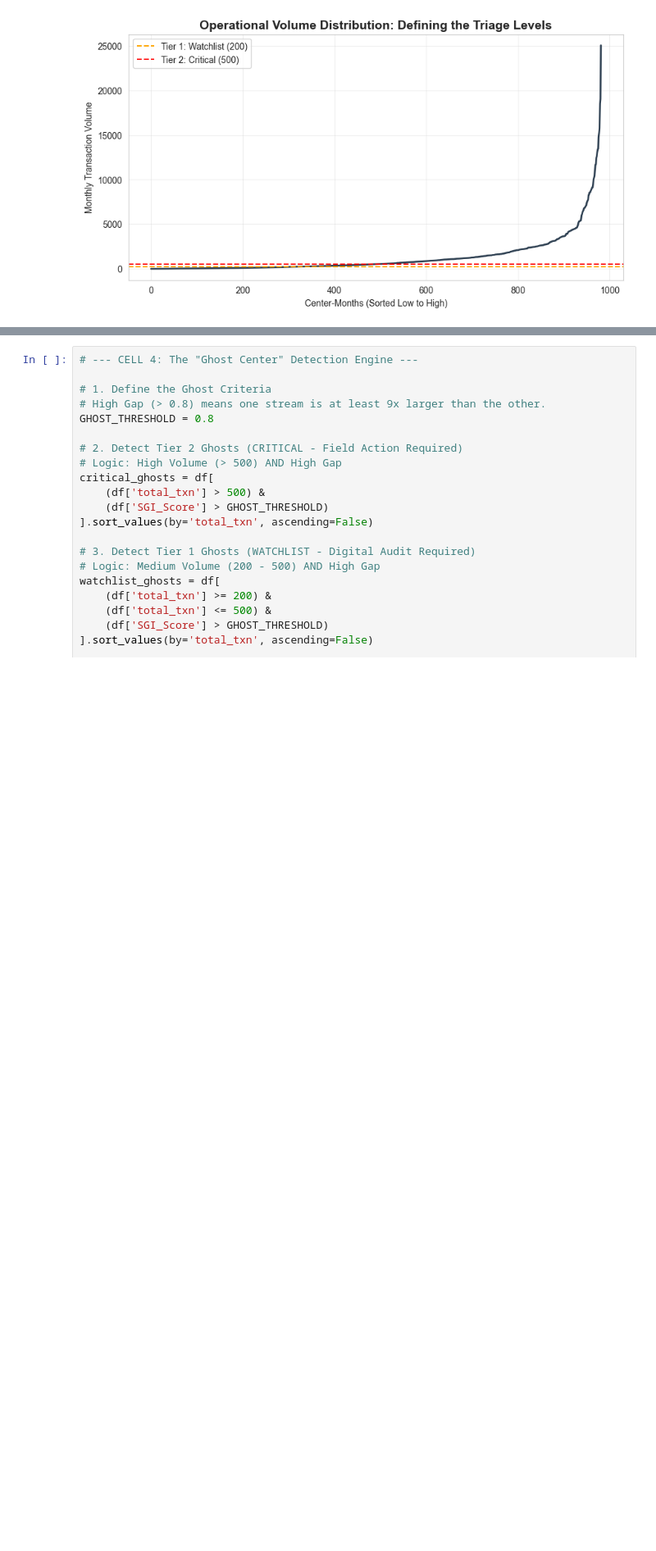
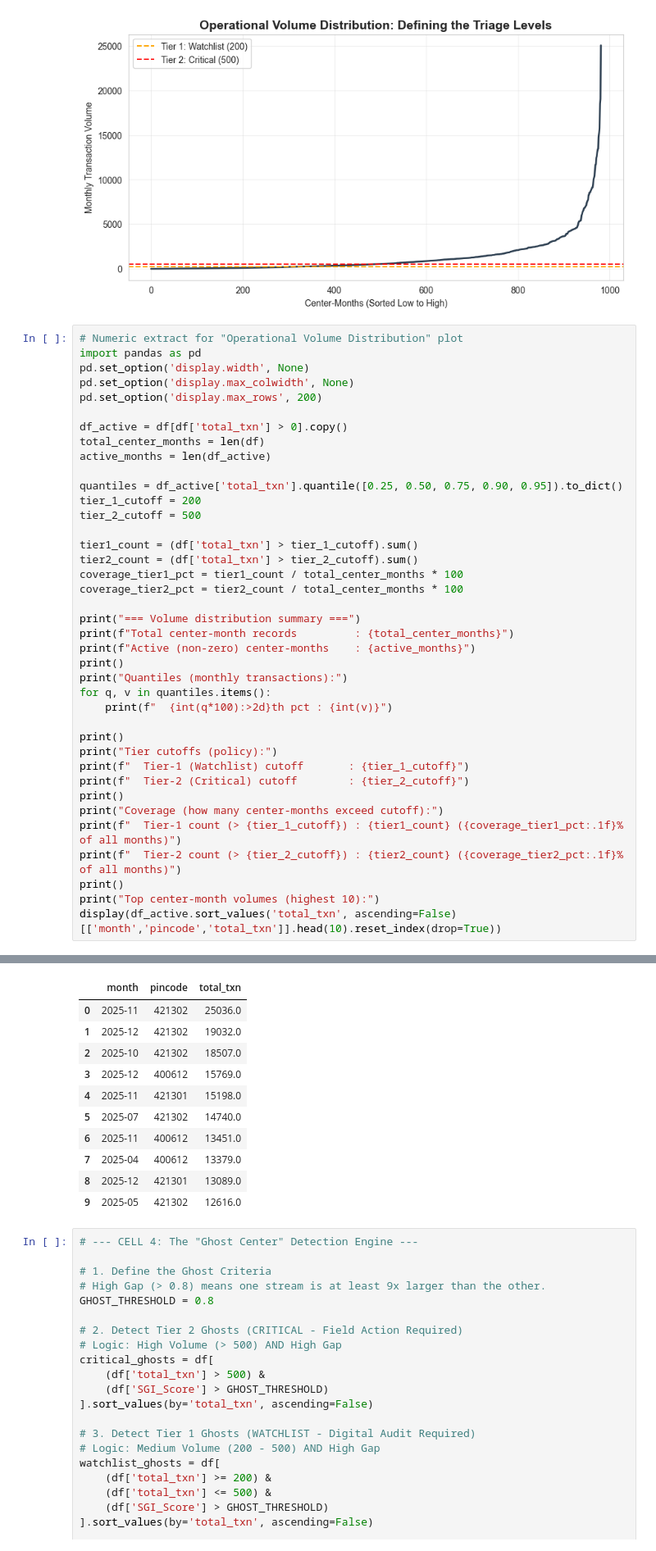
Before and after one commit to nparth29/UIDAI-Hackathon, a Jupyter notebook: notebooks/Analysis_Report.ipynb, the cells around one changed output, grey strips where cells are left out. Shown at 82% size. Drawn from its saved outputs; the diff is of its cells as text; blank space fills up the shorter version.

```diff
--- a/notebooks/Analysis_Report.ipynb
+++ b/notebooks/Analysis_Report.ipynb
@@ -126,3 +142,43 @@ Top 10% Volume Cutoff: 3218 txns/month
 Tier 1 (Watchlist > 200): Covers 70.6% of all operational months.
 Tier 2 (Critical > 500): Covers 51.2% of all operational months (The Core).
 [figure]
+# %%
+# Numeric extract for "Operational Volume Distribution" plot
+import pandas as pd
+pd.set_option('display.width', None)
+pd.set_option('display.max_colwidth', None)
+pd.set_option('display.max_rows', 200)
+
+df_active = df[df['total_txn'] > 0].copy()
+total_center_months = len(df)
+active_months = len(df_active)
+
+quantiles = df_active['total_txn'].quantile([0.25, 0.50, 0.75, 0.90, 0.95]).to_dict()
+tier_1_cutoff = 200
+tier_2_cutoff = 500
+
+tier1_count = (df['total_txn'] > tier_1_cutoff).sum()
+tier2_count = (df['total_txn'] > tier_2_cutoff).sum()
+coverage_tier1_pct = tier1_count / total_center_months * 100
+coverage_tier2_pct = tier2_count / total_center_months * 100
+
+print("=== Volume distribution summary ===")
+print(f"Total center-month records         : {total_center_months}")
+print(f"Active (non-zero) center-months    : {active_months}")
+print()
+print("Quantiles (monthly transactions):")
+for q, v in quantiles.items():
+    print(f"  {int(q*100):>2d}th pct : {int(v)}")
+
+print()
+print("Tier cutoffs (policy):")
+print(f"  Tier-1 (Watchlist) cutoff       : {tier_1_cutoff}")
+print(f"  Tier-2 (Critical) cutoff        : {tier_2_cutoff}")
+print()
+print("Coverage (how many center-months exceed cutoff):")
+print(f"  Tier-1 count (> {tier_1_cutoff}) : {tier1_count} ({coverage_tier1_pct:.1f}% of all months)")
+print(f"  Tier-2 count (> {tier_2_cutoff}) : {tier2_count} ({coverage_tier2_pct:.1f}% of all months)")
+print()
+print("Top center-month volumes (highest 10):")
+display(df_active.sort_values('total_txn', ascending=False)[['month','pincode','total_txn']].head(10).reset_index(drop=True))
+# %% [output]
@@ -129,3 +205,14 @@ Tier 2 (Critical > 500): Covers 51.2% of all operational months (The Core).
+|  | month | pincode | total_txn |
+| 0 | 2025-11 | 421302 | 25036.0 |
+| 1 | 2025-12 | 421302 | 19032.0 |
+| 2 | 2025-10 | 421302 | 18507.0 |
+| 3 | 2025-12 | 400612 | 15769.0 |
+| 4 | 2025-11 | 421301 | 15198.0 |
+| 5 | 2025-07 | 421302 | 14740.0 |
+| 6 | 2025-11 | 400612 | 13451.0 |
+| 7 | 2025-04 | 400612 | 13379.0 |
+| 8 | 2025-12 | 421301 | 13089.0 |
+| 9 | 2025-05 | 421302 | 12616.0 |
 # %%
 # --- CELL 4: The "Ghost Center" Detection Engine ---
 
```
Also changed, not shown: parts of 5 cells of this notebook.
